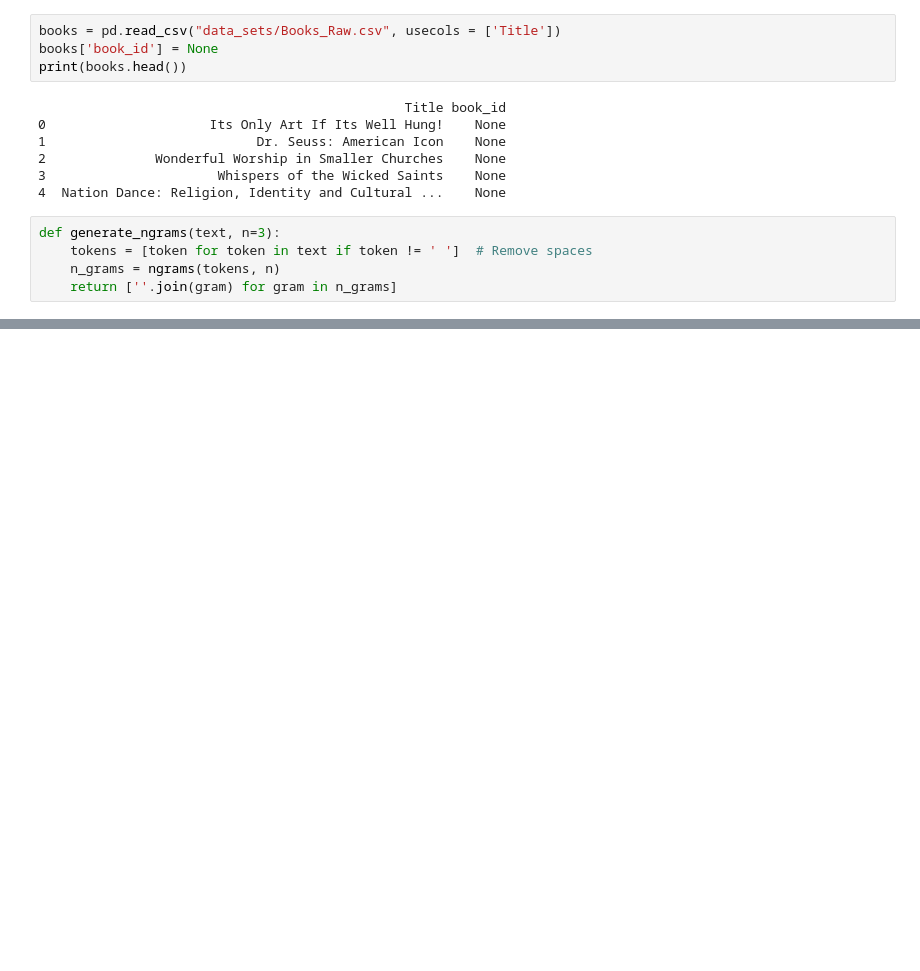
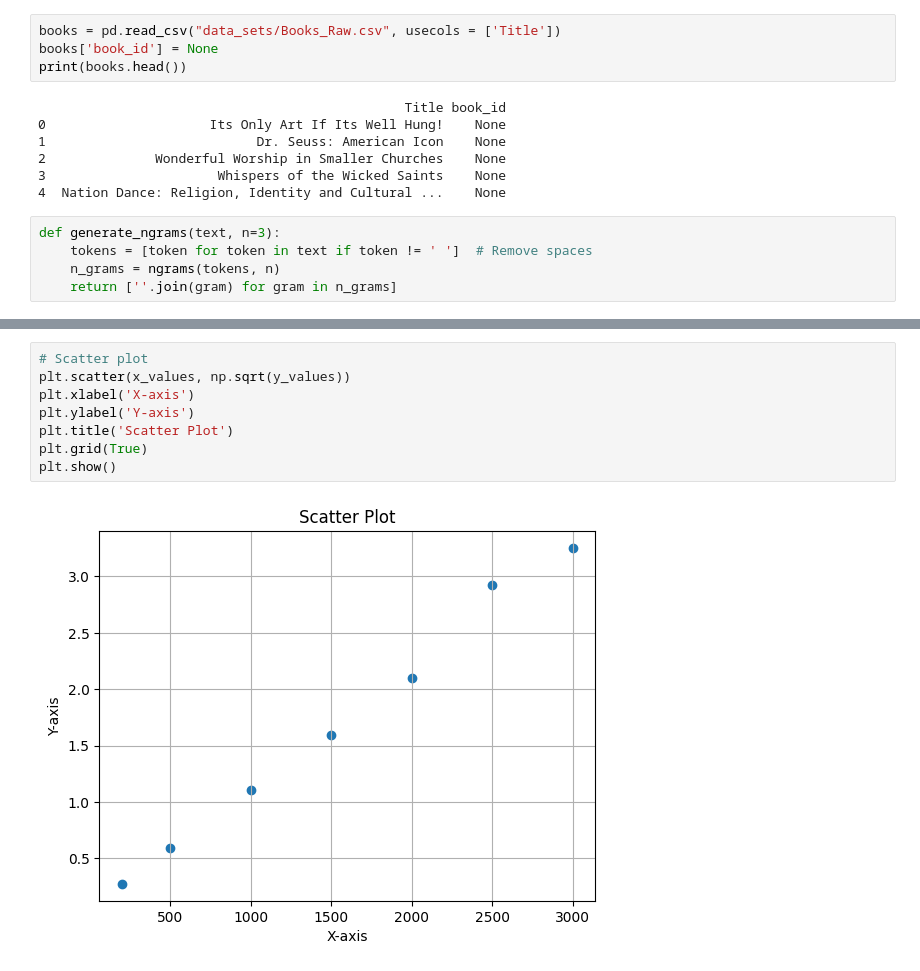
Before and after one commit to feyclan/WT_analysis, a Jupyter notebook: ngrams.ipynb, the cells around one changed output, grey strips where cells are left out. Cells and saved outputs as stored; diff of their text form; blank space fills up the shorter version.

```diff
--- a/ngrams.ipynb
+++ b/ngrams.ipynb
@@ -93,0 +157,10 @@ print(books.head())
+# %%
+# Scatter plot
+plt.scatter(x_values, np.sqrt(y_values))
+plt.xlabel('X-axis')
+plt.ylabel('Y-axis')
+plt.title('Scatter Plot')
+plt.grid(True)
+plt.show()
+# %% [output]
+[figure, added]
```
Also changed, not shown: parts of 24 cells of this notebook.
